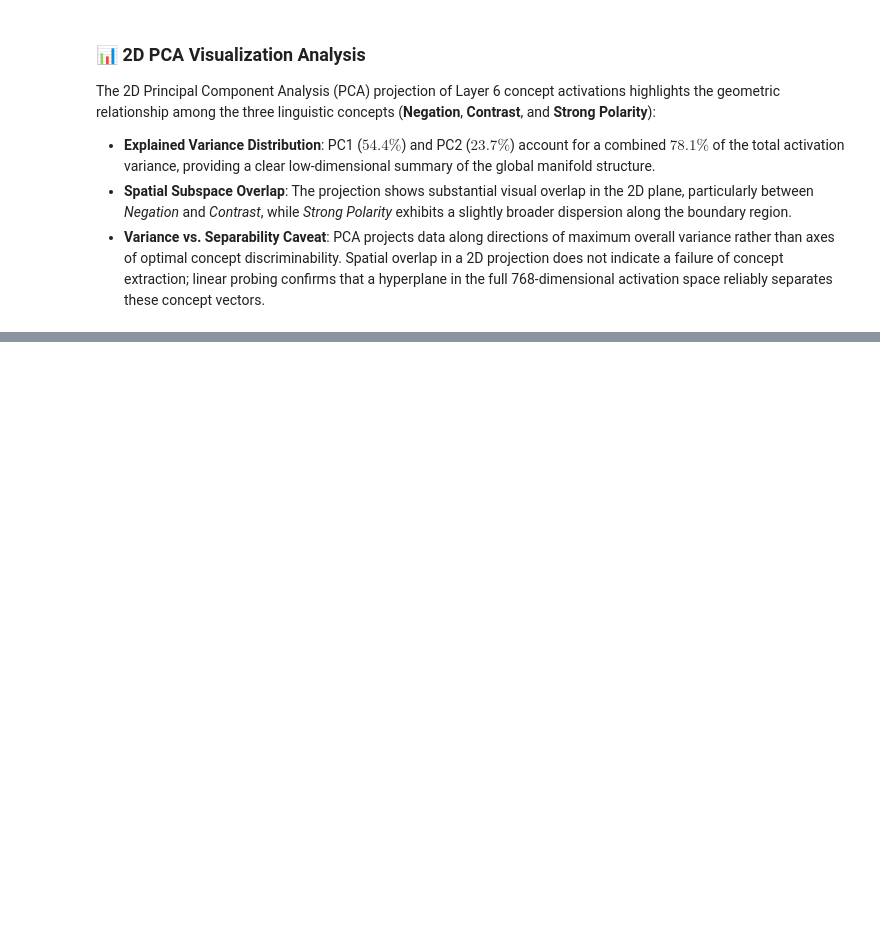
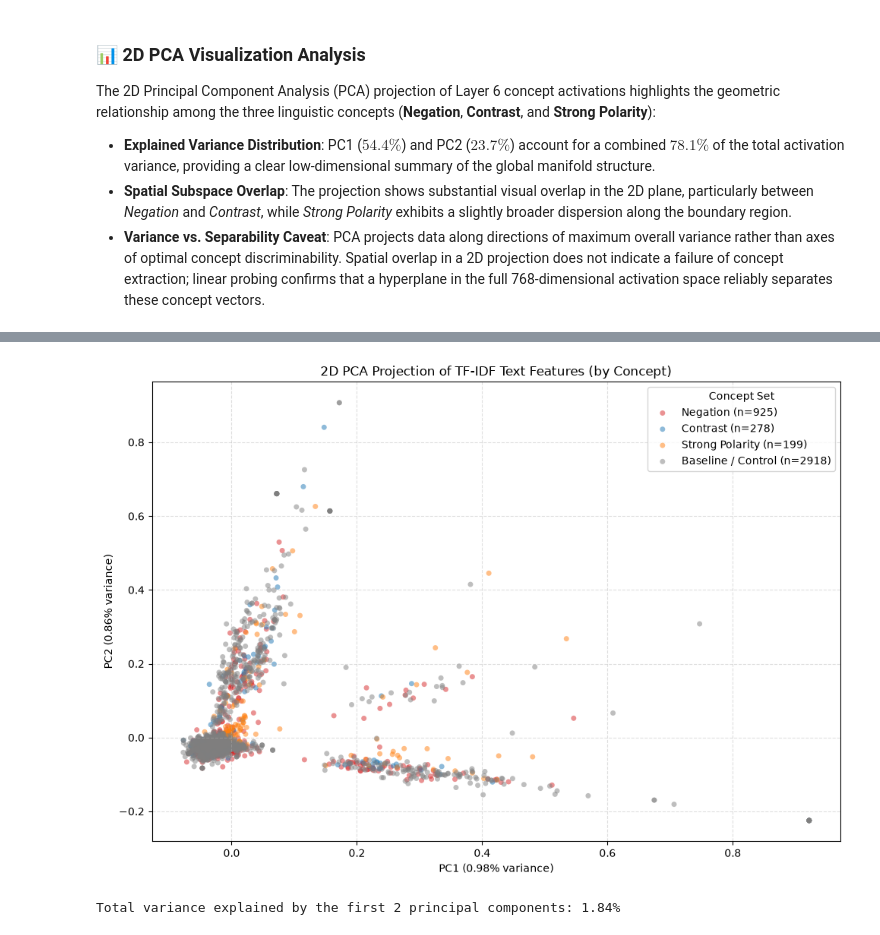
Before and after one commit to MarcoDiotto/XAI_project, a Jupyter notebook: Experiments/Step_1_DistilBERT_Ternary - Baseline values.ipynb, the cells around one changed output, grey strips where cells are left out. Drawn from its saved outputs; the diff is of its cells as text; code cells hidden in the pictures; blank space fills up the shorter version.

```diff
--- a/Experiments/Step_1_DistilBERT_Ternary - Baseline values.ipynb
+++ b/Experiments/Step_1_DistilBERT_Ternary - Baseline values.ipynb
@@ -531,0 +571,67 @@ The 2D Principal Component Analysis (PCA) projection of Layer 6 concept activati
+# %%
+from sklearn.feature_extraction.text import TfidfVectorizer
+from sklearn.decomposition import PCA
+import matplotlib.pyplot as plt
+import numpy as np
+
+# 1. Extracting TF-IDF features from text
+tfidf_vec = TfidfVectorizer(max_features=1000, stop_words='english')
+X_dataset_features = tfidf_vec.fit_transform(df_test['text']).toarray()
+
+# 2. Fitting and execution of 2-component PCA
+pca_ds = PCA(n_components=2, random_state=SEED)
+X_ds_pca = pca_ds.fit_transform(X_dataset_features)
+
+# 3. Creation/Mapping of the concepts column
+def assign_concept_category(row):
+    if row.get('has_negation', 0) == 1:
+        return 'Negation'
+    elif row.get('has_contrast', 0) == 1:
+        return 'Contrast'
+    elif row.get('has_strong_polarity', 0) == 1:
+        return 'Strong Polarity'
+    else:
+        return 'Baseline / Control'
+
+# Dynamic generation of 'concept_label' if not already present in the DataFrame
+df_plot = df_test.copy()
+if 'concept_label' not in df_plot.columns:
+    df_plot['concept_label'] = df_plot.apply(assign_concept_category, axis=1)
+
+# Color palette for concepts
+concept_colors = {
+    'Negation': 'tab:red',
+    'Contrast': 'tab:blue',
+    'Strong Polarity': 'tab:orange',
+    'Baseline / Control': 'tab:gray'
+}
+
+# 4. 2D visualization of the TF-IDF space, broken down by Concept
+plt.figure(figsize=(10, 7))
+
+for concept_name, color in concept_colors.items():
+    mask = (df_plot['concept_label'].to_numpy() == concept_name)
+    n_samples = mask.sum()
+    if n_samples > 0:
+        plt.scatter(
+            X_ds_pca[mask, 0],
+            X_ds_pca[mask, 1],
+            c=color,
+            label=f"{concept_name} (n={n_samples})",
+            alpha=0.5,
+            s=25,
+            edgecolors='none'
+        )
+
+plt.title('2D PCA Projection of TF-IDF Text Features (by Concept)')
+plt.xlabel(f'PC1 ({pca_ds.explained_variance_ratio_[0]*100:.2f}% variance)')
+plt.ylabel(f'PC2 ({pca_ds.explained_variance_ratio_[1]*100:.2f}% variance)')
+plt.legend(title='Concept Set', loc='best')
+plt.grid(True, linestyle='--', alpha=0.4)
+plt.tight_layout()
+plt.show()
+
+print(f"Total variance explained by the first 2 principal components: {pca_ds.explained_variance_ratio_.sum()*100:.2f}%")
+# %% [output]
+[figure, added]
+Total variance explained by the first 2 principal components: 1.84%
```
Also changed, not shown: parts of 5 cells of this notebook.
